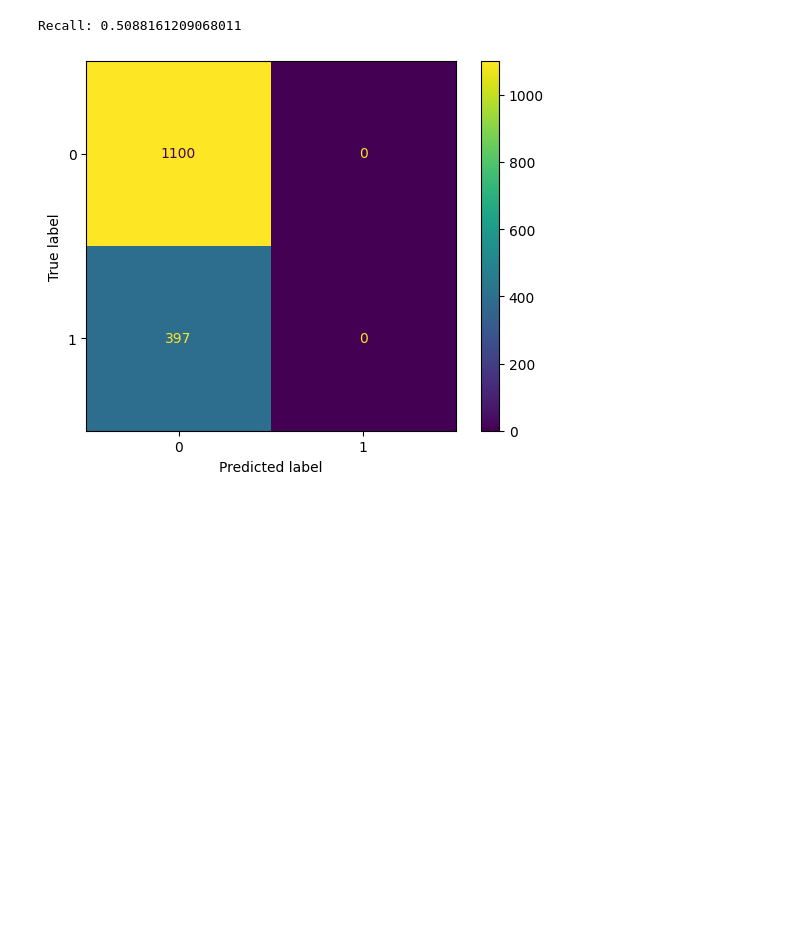
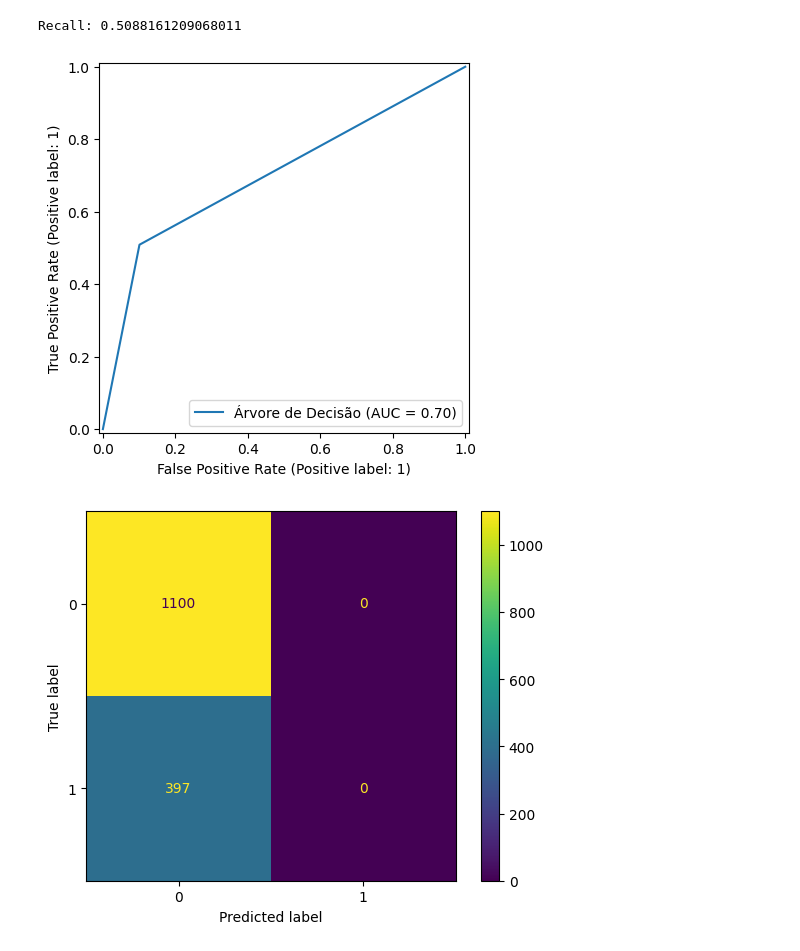
Before and after one commit to FilipeMadeira13/churn_prediction, a Jupyter notebook: notebooks/main.ipynb, the cells around one changed output. Saved outputs shown, nothing was run; the diff lists cells and outputs as text; code cells hidden in the pictures; blank space fills up the shorter version.

```diff
--- a/notebooks/main.ipynb
+++ b/notebooks/main.ipynb
@@ -240,3 +242,7 @@ Recall: 0.5088161209068011
+# %%
+RocCurveDisplay.from_predictions(y_val, y_expected, name='Árvore de Decisão');
+# %% [output]
+[figure, added]
 # %%
 # KNN
 y_expected = knn.predict(x_val)
```
Also changed, not shown: parts of 8 cells of this notebook.
